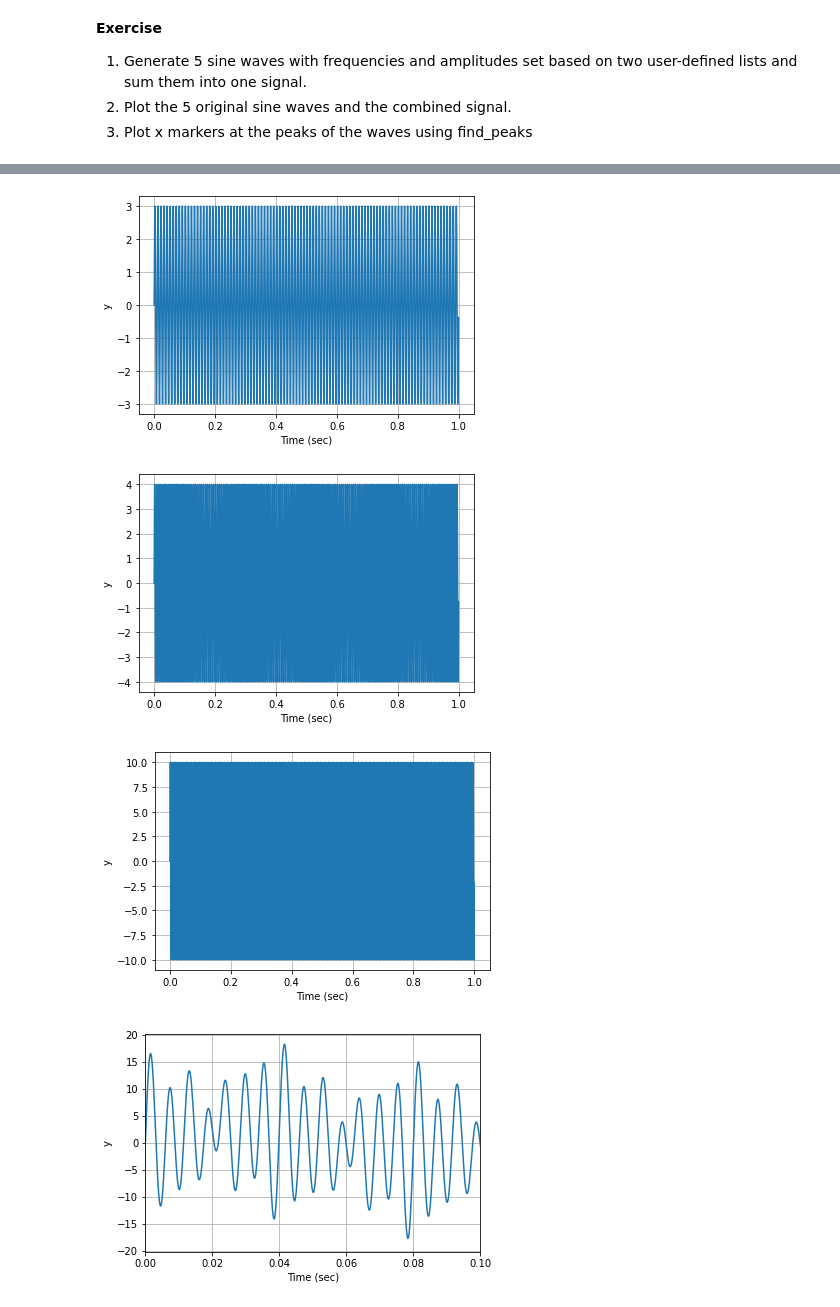
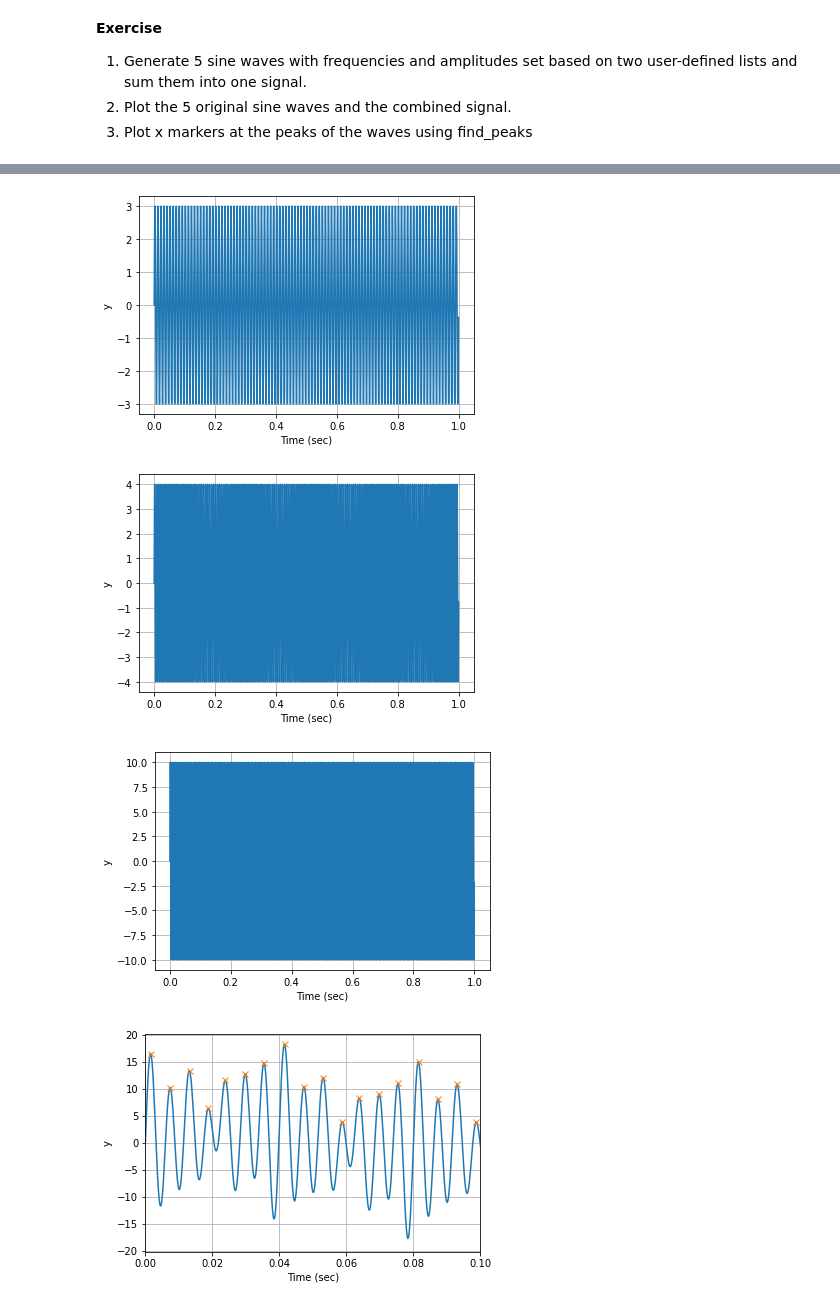
Before and after one commit to rapster1/Week2_Public, a Jupyter notebook: Notebooks/02_SignalsProcessing/SignalsProcessing_Exercises.ipynb, the cells around one changed output, grey strips where cells are left out. Cells and saved outputs as stored; diff of their text form; code cells hidden in the pictures.

```diff
--- a/Notebooks/02_SignalsProcessing/SignalsProcessing_Exercises.ipynb
+++ b/Notebooks/02_SignalsProcessing/SignalsProcessing_Exercises.ipynb
@@ -146,31 +148,35 @@ n_sec = 1
 n_points_per_sec = 5000
 
 t = np.arange(n_sec*n_points_per_sec)/n_points_per_sec
 
 y_sum = np.zeros((len(t),))
 
 for i in range(0,5):
   omega = 2*np.pi*frequencies[i]
   y = amplitudes[i]*np.sin(omega*t)
   y_sum += y
   plt.clf()
   plt.plot(t,y)
   plt.xlabel('Time (sec)')
   plt.ylabel('y')
   plt.grid()
   plt.show()
 
 plt.clf()
 plt.plot(t, y_sum)
 plt.xlabel('Time (sec)')
 plt.ylabel('y')
 plt.grid()
 plt.xlim(0,0.1)
+
+peaks, _ = find_peaks(y_sum)
+plt.plot(peaks/n_points_per_sec, y_sum[peaks], 'x')
+
 plt.show()
 # %% [output]
 [figure]
 [figure]
 [figure]
 [figure]
 [figure]
-[figure, old version]
+[figure, new version]
```
Also changed, not shown: parts of 6 cells of this notebook.
